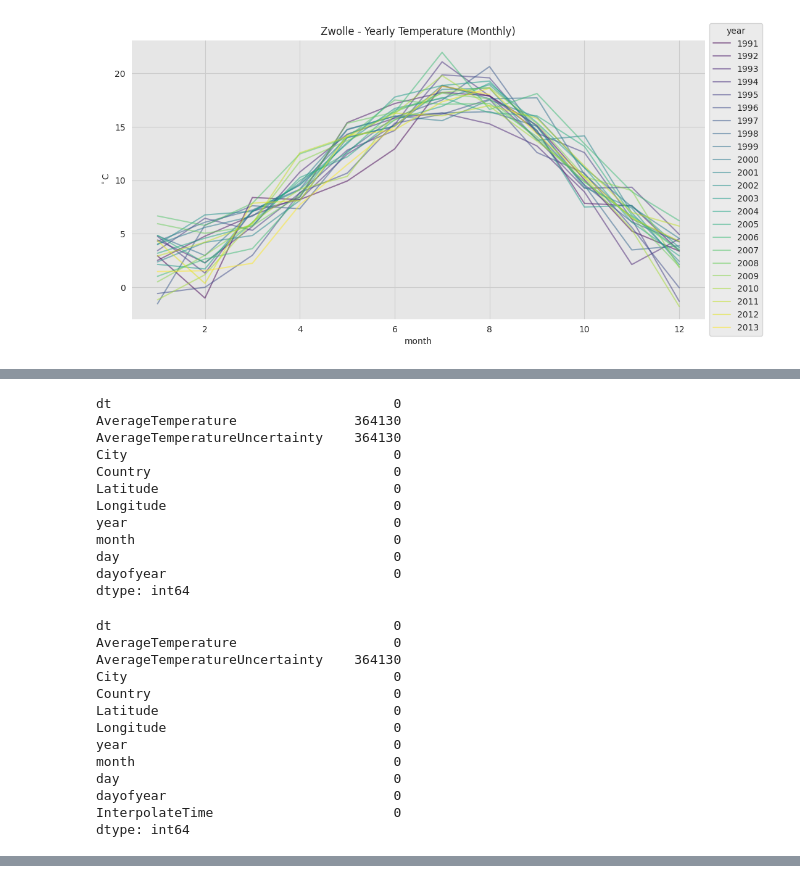
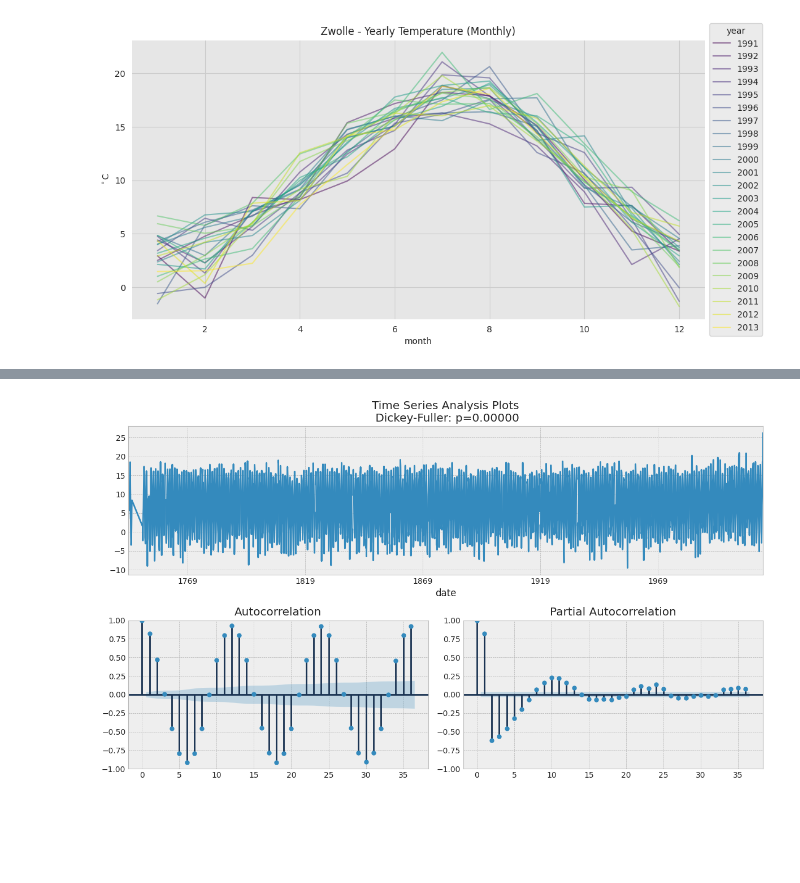
Before and after one commit to mic1899/earth_surface_temperature, a Jupyter notebook: EDA.ipynb, the cells around one changed output, grey strips where cells are left out. Cells and saved outputs as stored; diff of their text form; code cells hidden in the pictures; blank space fills up the shorter version.

```diff
--- a/EDA.ipynb
+++ b/EDA.ipynb
@@ -275,38 +257,3 @@ Error:
-# %%
-#df = df.assign(InterpolateTime=df.AverageTemperature.interpolate(method='time'))
-df.isnull().sum()
-# %% [output]
-dt                                    0
-AverageTemperature               364130
-AverageTemperatureUncertainty    364130
-City                                  0
-Country                               0
-Latitude                              0
-Longitude                             0
-year                                  0
-month                                 0
-day                                   0
-dayofyear                             0
-dtype: int64
-# %%
-df = df.assign(AverageTemperature=df.AverageTemperature.squeeze().interpolate(method='time'))
-df.isnull().sum()
-# %% [output]
-dt                                    0
-AverageTemperature                    0
-AverageTemperatureUncertainty    364130
-City                                  0
-Country                               0
-Latitude                              0
-Longitude                             0
-year                                  0
-month                                 0
-day                                   0
-dayofyear                             0
-InterpolateTime                       0
-dtype: int64
-# %%
-df = df.drop(columns=["InterpolateTime"])
 # %%
 df.head()
 # %% [output]
@@ -317,3 +264,36 @@ df.head()
 | 1744-01-01 | 1744-01-01 | 6.634026 | NaN | Århus | Denmark | 57.05N | 10.33E | 1744 | ... |
 | 1744-02-01 | 1744-02-01 | 6.173105 | NaN | Århus | Denmark | 57.05N | 10.33E | 1744 | ... |
 | 1744-03-01 | 1744-03-01 | 5.741921 | NaN | Århus | Denmark | 57.05N | 10.33E | 1744 | ... |
+# %%
+# From Kaggle.com
+# https://www.kaggle.com/code/kashnitsky/topic-9-part-1-time-series-analysis-in-python/notebook
+
+def tsplot(df, city, lags=None, figsize=(12, 7), style='bmh'):
+
+    """
+        Plot time series, its ACF and PACF, calculate Dickey–Fuller test
+
+        df - timeseries
+        lags - how many lags to include in ACF, PACF calculation
+    """
+    df = df[df.City==city].AverageTemperature.squeeze()
+    if not isinstance(df, pd.Series):
+        df = pd.Series(df)
+
+    with plt.style.context(style):
+        fig = plt.figure(figsize=figsize)
+        layout = (2, 2)
+        ts_ax = plt.subplot2grid(layout, (0, 0), colspan=2)
+        acf_ax = plt.subplot2grid(layout, (1, 0))
+        pacf_ax = plt.subplot2grid(layout, (1, 1))
+
+        df.plot(ax=ts_ax)
+        p_value = sm.tsa.stattools.adfuller(df)[1]
+        ts_ax.set_title('Time Series Analysis Plots\n Dickey-Fuller: p={0:.5f}'.format(p_value))
+        smt.graphics.plot_acf(df, lags=lags, ax=acf_ax)
+        smt.graphics.plot_pacf(df, lags=lags, ax=pacf_ax)
+        plt.tight_layout()
+
+tsplot(df, 'Zurich')
+# %% [output]
+[figure, added]
```
Also changed, not shown: parts of 16 cells of this notebook.
